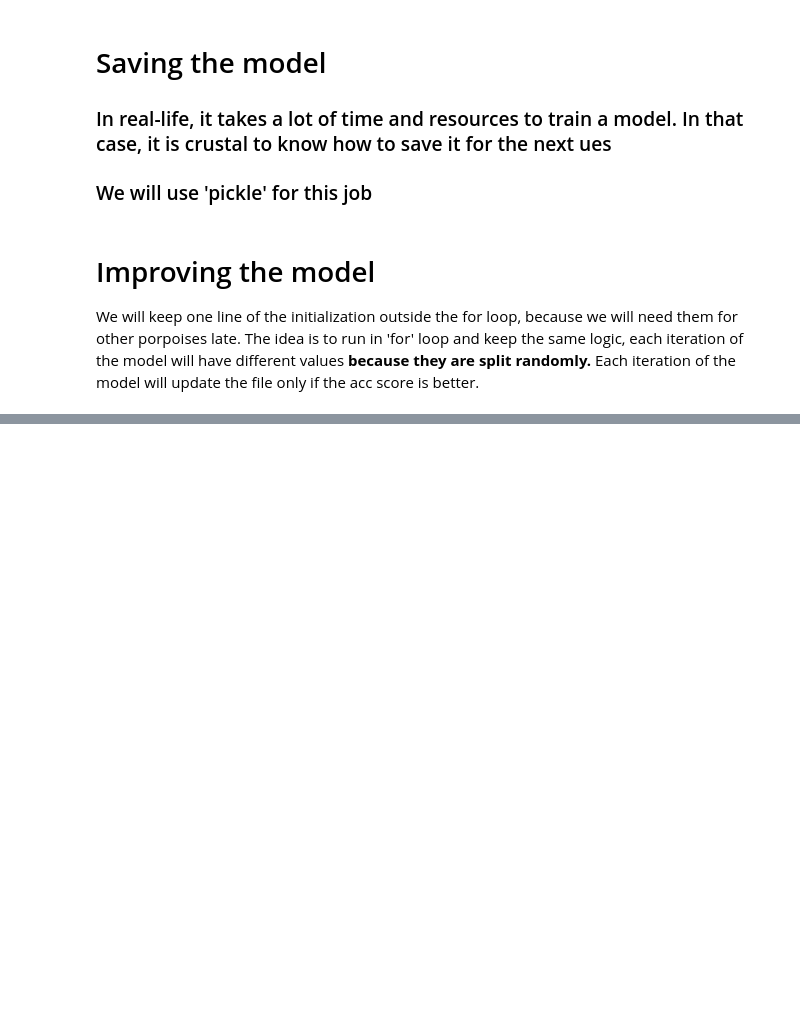
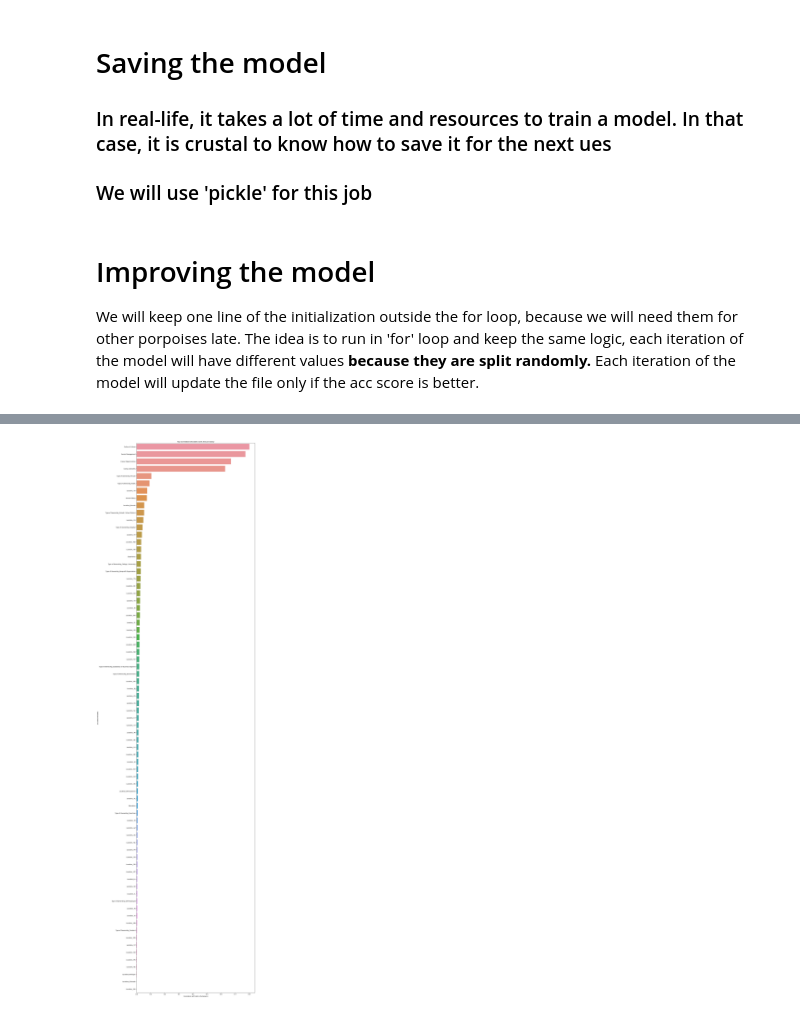
Before and after one commit to avichai504/Salary_Prediction_Project, a Jupyter notebook: machine learning/ML2.ipynb, the cells around one changed output, grey strips where cells are left out. Saved outputs shown, nothing was run; the diff lists cells and outputs as text; code cells hidden in the pictures; blank space fills up the shorter version.

```diff
--- a/machine learning/ML2.ipynb
+++ b/machine learning/ML2.ipynb
@@ -169,0 +138,23 @@ Text(0, 0.5, 'Annual Salary')
+# %%
+import pickle
+
+x_train, x_test, y_train, y_test = sklearn.model_selection.train_test_split(X, y, test_size=.1)
+best = 0
+
+for _ in range(700):
+    x_train, x_test, y_train, y_test = sklearn.model_selection.train_test_split(X, y, test_size=.3)
+
+
+    linear = linear_model.LinearRegression()
+    linear.fit(x_train, y_train)
+
+    acc = linear.score(x_test, y_test)
+    print(acc)
+
+    if acc > best:
+        best = acc
+        with open('best_model.pickle', 'wb') as f:
+            pickle.dump(linear, f)
+        print(f"The best so for! {best}")
+
+print(f"The final ACC = {best}")
@@ -169,0 +179,24 @@ Text(0, 0.5, 'Annual Salary')
+# %%
+from matplotlib import pyplot as plt
+import seaborn as sns
+
+# Compute the correlation matrix
+correlation_matrix = data.corr()
+
+predict = 'Work Life Balance'
+
+# Select the correlation of 'Annual Salary' with the encoded variables
+salary_correlations = correlation_matrix[predict].drop(predict)
+
+# Sort the correlations in descending order
+sorted_correlations = salary_correlations.abs().sort_values(ascending=False)
+
+# Visualize the top-correlated variables
+plt.figure(figsize=(15, 70))
+sns.barplot(x=sorted_correlations.values, y=sorted_correlations.index)
+plt.xlabel(f"Correlation with {predict}")
+plt.ylabel('Encoded Variables')
+plt.title(f"Top Correlated Variables with {predict}")
+plt.show()
+# %% [output]
+[figure, added]
```
Also changed, not shown: parts of 25 cells of this notebook, 5 other files.
